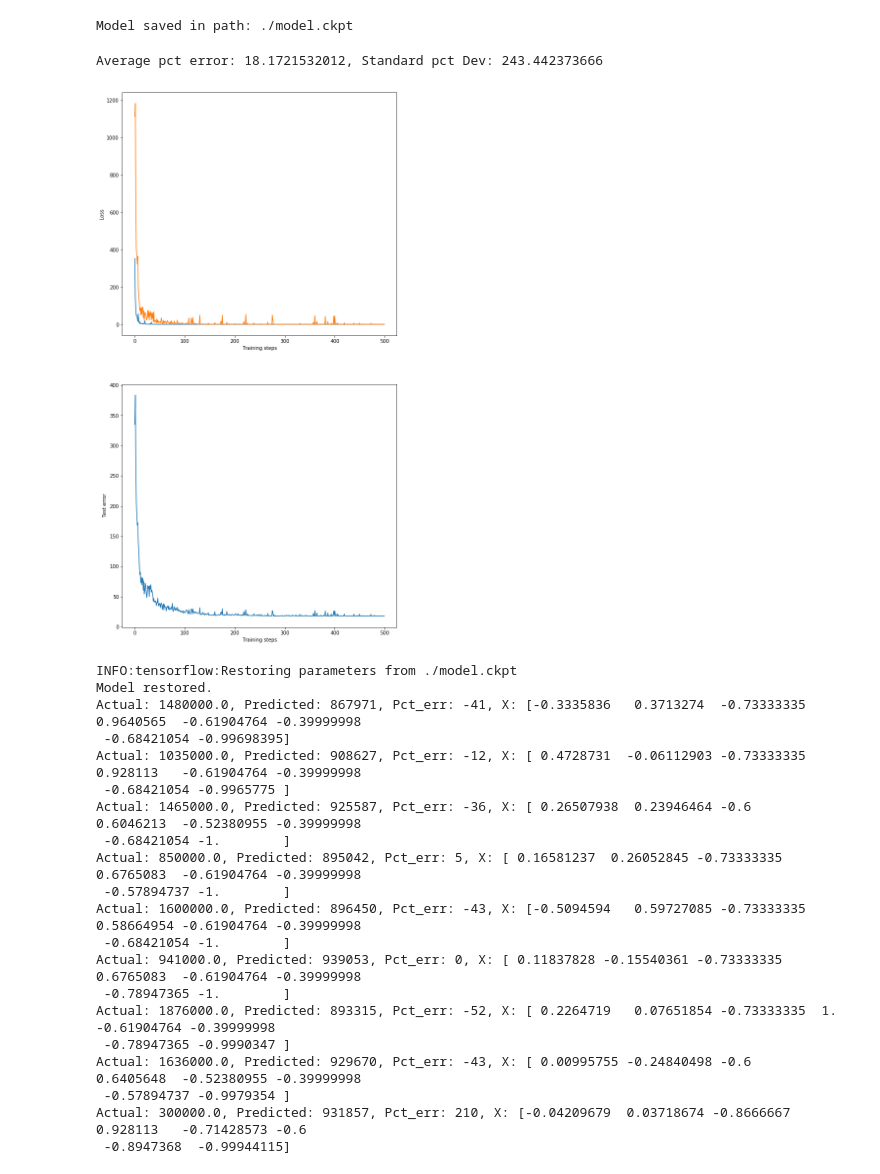
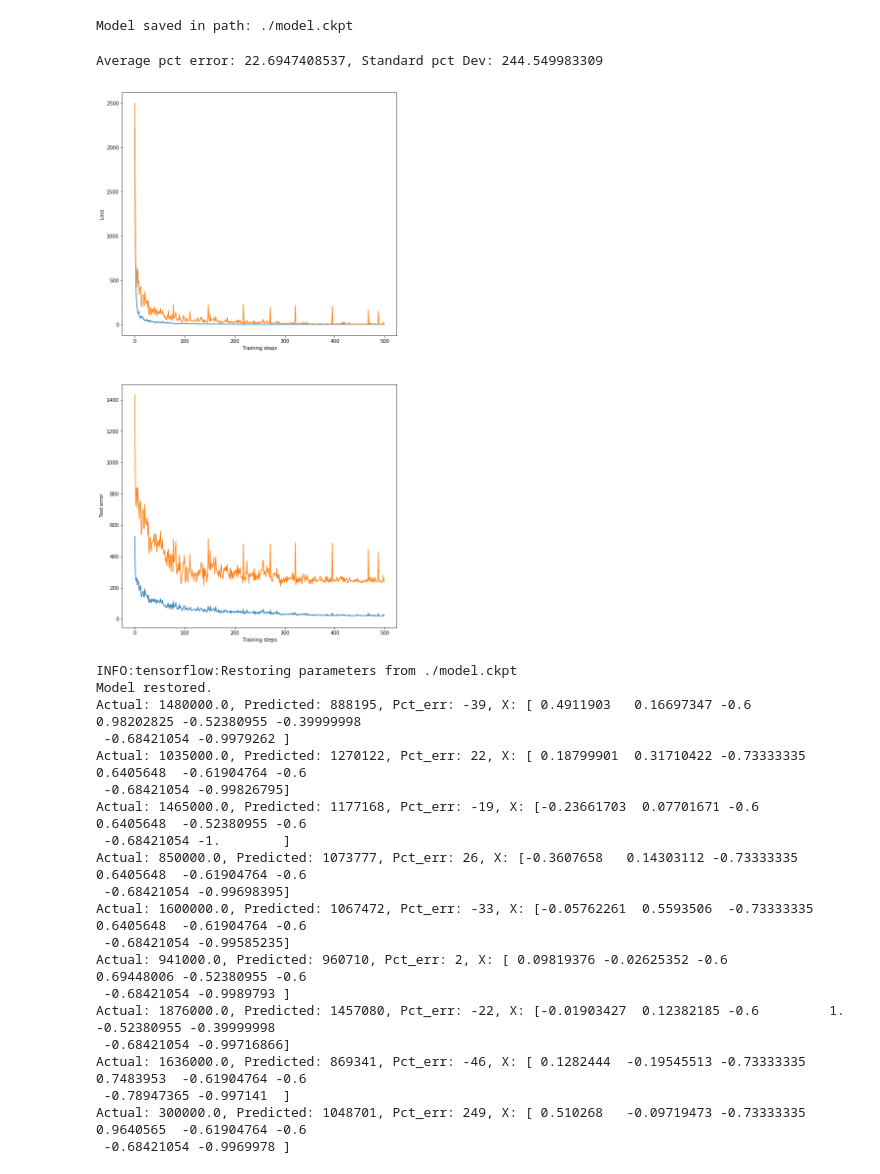
Before and after one commit to MattChubb/tensorflow-houseprices, a Jupyter notebook: House price experiment.ipynb, the cells around one changed output. Saved outputs shown, nothing was run; the diff lists cells and outputs as text; code cells hidden in the pictures.

Commit message:
Increase layer size

```diff
--- a/House price experiment.ipynb
+++ b/House price experiment.ipynb
@@ -134,7 +134,7 @@ import numpy as np
 num_of_results = y_prices.size
 input_layer_size = X_train.shape[1]
 hidden_layer_1_size = 20
-hidden_layer_2_size = 10
+hidden_layer_2_size = 40
 hidden_layer_3_size = 100
 output_layer_size = 1
 # %%
@@ -295,35 +295,36 @@ ax1.plot(range(0, total_steps-skip),
 ax1.set_ylabel("Loss")
 ax1.set_xlabel("Training steps")
 
 
 # Errors
 # ax2.plot(range(0, total_steps-skip), error_test_means[skip:total_steps])
 ax2.plot(range(0, total_steps-skip), error_test_percenterror_means[skip:total_steps])
+ax2.plot(range(0, total_steps-skip), error_test_percenterror_stds[skip:total_steps])
 # ax2.plot(range(0, total_steps-skip), error_test_lowpcts[skip:total_steps])
 # ax2.plot(range(0, total_steps-skip), error_test_highpcts[skip:total_steps])
 ax2.set_ylabel("Test error")
 ax2.set_xlabel("Training steps")
 
 
 # Stats
 # final_average = error_test_means[-1]
 # final_low_pct = error_test_lowpcts[-1]
 # final_high_pct = error_test_highpcts[-1]
 # final_std = error_test_stds[-1]
 final_avg_pct_error_mean = error_test_percenterror_means[-1]
 final_avg_pct_error_std = error_test_percenterror_stds[-1]
 
 
 
 # Show
 # print("Average error: {}, Percentiles: {}, {}, Standard Dev: {}".format(
 #    final_average, final_high_pct, final_low_pct, final_std))
 print("Average pct error: {}, Standard pct Dev: {}".format(
     final_avg_pct_error_mean, final_avg_pct_error_std))
 plt.show()
 # %% [output]
-Average pct error: 18.1721532012, Standard pct Dev: 243.442373666
+Average pct error: 22.6947408537, Standard pct Dev: 244.549983309
-[figure, old version]
+[figure, new version]
 # %%
 # Output some examples
 example_size = 10
@@ -361,21 +362,21 @@ with tf.Session() as sess:
 # %% [output]
 INFO:tensorflow:Restoring parameters from ./model.ckpt
 Model restored.
-Actual: 1480000.0, Predicted: 867971, Pct_err: -41, X: [-0.3335836   0.3713274  -0.73333335  0.9640565  -0.61904764 -0.39999998
+Actual: 1480000.0, Predicted: 888195, Pct_err: -39, X: [ 0.4911903   0.16697347 -0.6         0.98202825 -0.52380955 -0.39999998
+ -0.68421054 -0.9979262 ]
+Actual: 1035000.0, Predicted: 1270122, Pct_err: 22, X: [ 0.18799901  0.31710422 -0.73333335  0.6405648  -0.61904764 -0.6
+ -0.68421054 -0.99826795]
+Actual: 1465000.0, Predicted: 1177168, Pct_err: -19, X: [-0.23661703  0.07701671 -0.6         0.6405648  -0.52380955 -0.6
+ -0.68421054 -1.        ]
+Actual: 850000.0, Predicted: 1073777, Pct_err: 26, X: [-0.3607658   0.14303112 -0.73333335  0.6405648  -0.61904764 -0.6
  -0.68421054 -0.99698395]
-Actual: 1035000.0, Predicted: 908627, Pct_err: -12, X: [ 0.4728731  -0.06112903 -0.73333335  0.928113   -0.61904764 -0.39999998
- -0.68421054 -0.9965775 ]
-Actual: 1465000.0, Predicted: 925587, Pct_err: -36, X: [ 0.26507938  0.23946464 -0.6         0.6046213  -0.52380955 -0.39999998
- -0.68421054 -1.        ]
-Actual: 850000.0, Predicted: 895042, Pct_err: 5, X: [ 0.16581237  0.26052845 -0.73333335  0.6765083  -0.61904764 -0.39999998
- -0.57894737 -1.        ]
-Actual: 1600000.0, Predicted: 896450, Pct_err: -43, X: [-0.5094594   0.59727085 -0.73333335  0.58664954 -0.61904764 -0.39999998
- -0.68421054 -1.        ]
-Actual: 941000.0, Predicted: 939053, Pct_err: 0, X: [ 0.11837828 -0.15540361 -0.73333335  0.6765083  -0.61904764 -0.39999998
- -0.78947365 -1.        ]
-Actual: 1876000.0, Predicted: 893315, Pct_err: -52, X: [ 0.2264719   0.07651854 -0.73333335  1.         -0.61904764 -0.39999998
- -0.78947365 -0.9990347 ]
-Actual: 1636000.0, Predicted: 929670, Pct_err: -43, X: [ 0.00995755 -0.24840498 -0.6         0.6405648  -0.52380955 -0.39999998
- -0.57894737 -0.9979354 ]
-Actual: 300000.0, Predicted: 931857, Pct_err: 210, X: [-0.04209679  0.03718674 -0.8666667   0.928113   -0.71428573 -0.6
- -0.8947368  -0.99944115]
+Actual: 1600000.0, Predicted: 1067472, Pct_err: -33, X: [-0.05762261  0.5593506  -0.73333335  0.6405648  -0.61904764 -0.6
+ -0.68421054 -0.99585235]
+Actual: 941000.0, Predicted: 960710, Pct_err: 2, X: [ 0.09819376 -0.02625352 -0.6         0.69448006 -0.52380955 -0.6
+ -0.68421054 -0.9989793 ]
+Actual: 1876000.0, Predicted: 1457080, Pct_err: -22, X: [-0.01903427  0.12382185 -0.6         1.         -0.52380955 -0.39999998
+ -0.68421054 -0.99716866]
+Actual: 1636000.0, Predicted: 869341, Pct_err: -46, X: [ 0.1282444  -0.19545513 -0.73333335  0.7483953  -0.61904764 -0.6
+ -0.78947365 -0.997141  ]
+Actual: 300000.0, Predicted: 1048701, Pct_err: 249, X: [ 0.510268   -0.09719473 -0.73333335  0.9640565  -0.61904764 -0.6
+ -0.68421054 -0.9969978 ]
```
Also changed, not shown: 3 other files.
